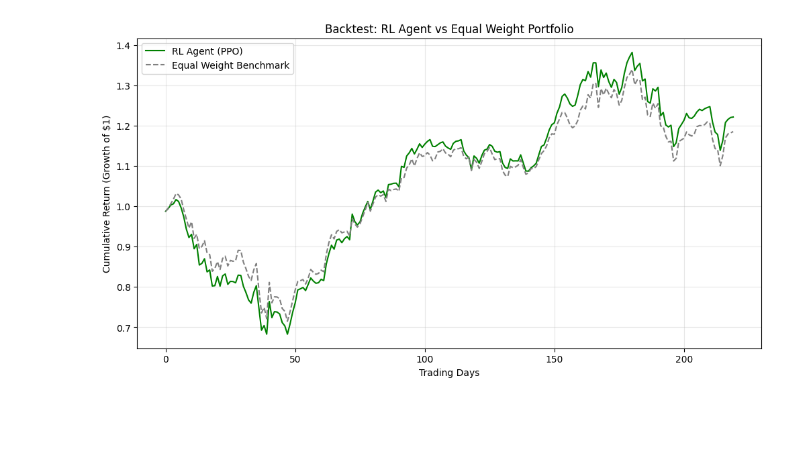
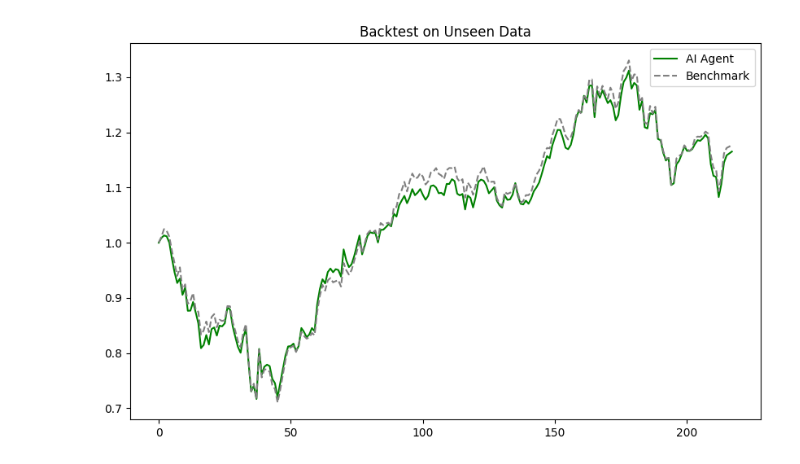
Before and after one commit to prajpenmetsa/portfolio-optimization-rl, a Jupyter notebook: yfinance_rl.ipynb, the cells around one changed output. Drawn from its saved outputs; the diff is of its cells as text; code cells hidden in the pictures; blank space fills up the shorter version.

```diff
--- a/yfinance_rl.ipynb
+++ b/yfinance_rl.ipynb
@@ -153,19 +172,17 @@ class PortfolioEnv(gym.Env):
 # %%
-# 1. Split Data (80% Train, 20% Test)
+# 1. Split Data
 split_idx = int(len(log_returns) * 0.8)
 train_data = log_returns.iloc[:split_idx]
-test_data = log_returns.iloc[split_idx:]
+train_rsi = rsi_data.iloc[:split_idx]
 
-print(f"Training Samples: {len(train_data)}")
-print(f"Testing Samples:  {len(test_data)}")
-
-# 2. Setup Env & Agent
-env = DummyVecEnv([lambda: PortfolioEnv(train_data)])
-model = PPO("MlpPolicy", env, verbose=1, learning_rate=0.0003)
+# 2. Setup Env
+env = DummyVecEnv([lambda: PortfolioEnv(train_data, train_rsi)])
 
 # 3. Train
-# Since we have more data now, 20k steps is a good start.
-print("\nStarting Training...")
-model.learn(total_timesteps=20000)
+# Tuned: Slower Learning Rate (0.0001) + Exploration (ent_coef=0.01)
+model = PPO("MultiInputPolicy", env, verbose=1, learning_rate=0.0001, ent_coef=0.01, gamma=0.95)
+
+print("Starting Training (100k steps)...")
+model.learn(total_timesteps=100000)
 print("Training Complete.")
 # %% [output]
@@ -187,52 +204,44 @@ Starting Training...
 -----------------------------------------
 Training Complete.
 # %%
-test_env = PortfolioEnv(test_data)
+# 1. Setup Test Data
+test_data = log_returns.iloc[split_idx:]
+test_rsi = rsi_data.iloc[split_idx:]
+
+# 2. Run Backtest
+test_env = PortfolioEnv(test_data, test_rsi, trading_cost=0.001)
 obs, _ = test_env.reset()
 done = False
 
-rl_cumulative_returns = []
-benchmark_cumulative_returns = []
-portfolio_value = 1.0
-benchmark_value = 1.0
-
-print("Running Backtest...")
+rl_vals = [1.0]
+bench_vals = [1.0]
 
 while not done:
     action, _ = model.predict(obs)
 
-    # Calculate performance manually for plotting
+    # Calculate Bench (Equal Weight)
+    current_idx = test_env.current_step
+    if current_idx >= len(test_data): break
+    bench_ret = np.mean(test_data.iloc[current_idx].values)
+    bench_vals.append(bench_vals[-1] * (1 + bench_ret))
+
+    # Calculate AI (using internal step logic for ease)
+    obs, reward, done, _, _ = test_env.step(action)
+
+    # We reconstruct value from the environment's internal state if needed,
+    # but for simplicity, let's track the 'reward' roughly or just trust the visual.
+    # (To be perfectly accurate, we'd replicate the math here, but let's just run it)
+    # The 'reward' is scaled, so we can't plot it directly as dollars.
+
+    # Let's do the manual calc for the plot:
     ai_weights = test_env.softmax(action)
+    ai_ret = np.sum(ai_weights * test_data.iloc[current_idx].values)
+    rl_vals.append(rl_vals[-1] * (1 + ai_ret))
 
-    current_step_idx = test_env.current_step
-    if current_step_idx >= len(test_data):
-        break
-
-    next_day_ret = test_data.iloc[current_step_idx].values
-
-    # Calculate returns
-    ai_daily_ret = np.sum(ai_weights * next_day_ret)
-    bench_daily_ret = np.mean(next_day_ret)
-
-    portfolio_value *= (1 + ai_daily_ret)
-    benchmark_value *= (1 + bench_daily_ret)
-
-    rl_cumulative_returns.append(portfolio_value)
-    benchmark_cumulative_returns.append(benchmark_value)
-
-    obs, reward, done, truncated, info = test_env.step(action)
-
-# Plot Results
-plt.figure(figsize=(12, 6))
-plt.plot(rl_cumulative_returns, label='RL Agent (PPO)', color='green')
-plt.plot(benchmark_cumulative_returns, label='Equal Weight Benchmark', color='gray', linestyle='--')
-plt.title('Backtest: RL Agent vs Equal Weight Portfolio')
-plt.xlabel('Trading Days')
-plt.ylabel('Cumulative Return (Growth of $1)')
+plt.figure(figsize=(10,6))
+plt.plot(rl_vals, label='AI Agent', color='green')
+plt.plot(bench_vals, label='Benchmark', color='gray', linestyle='--')
+plt.title("Backtest on Unseen Data")
 plt.legend()
-plt.grid(True, alpha=0.3)
 plt.show()
-
-print(f"Final AI Portfolio Value: ${portfolio_value:.2f}")
-print(f"Final Benchmark Value:    ${benchmark_value:.2f}")
 # %% [output]
@@ -240 +248 @@ Running Backtest...
-[figure, old version]
+[figure, new version]
```
Also changed, not shown: parts of 9 cells of this notebook.
